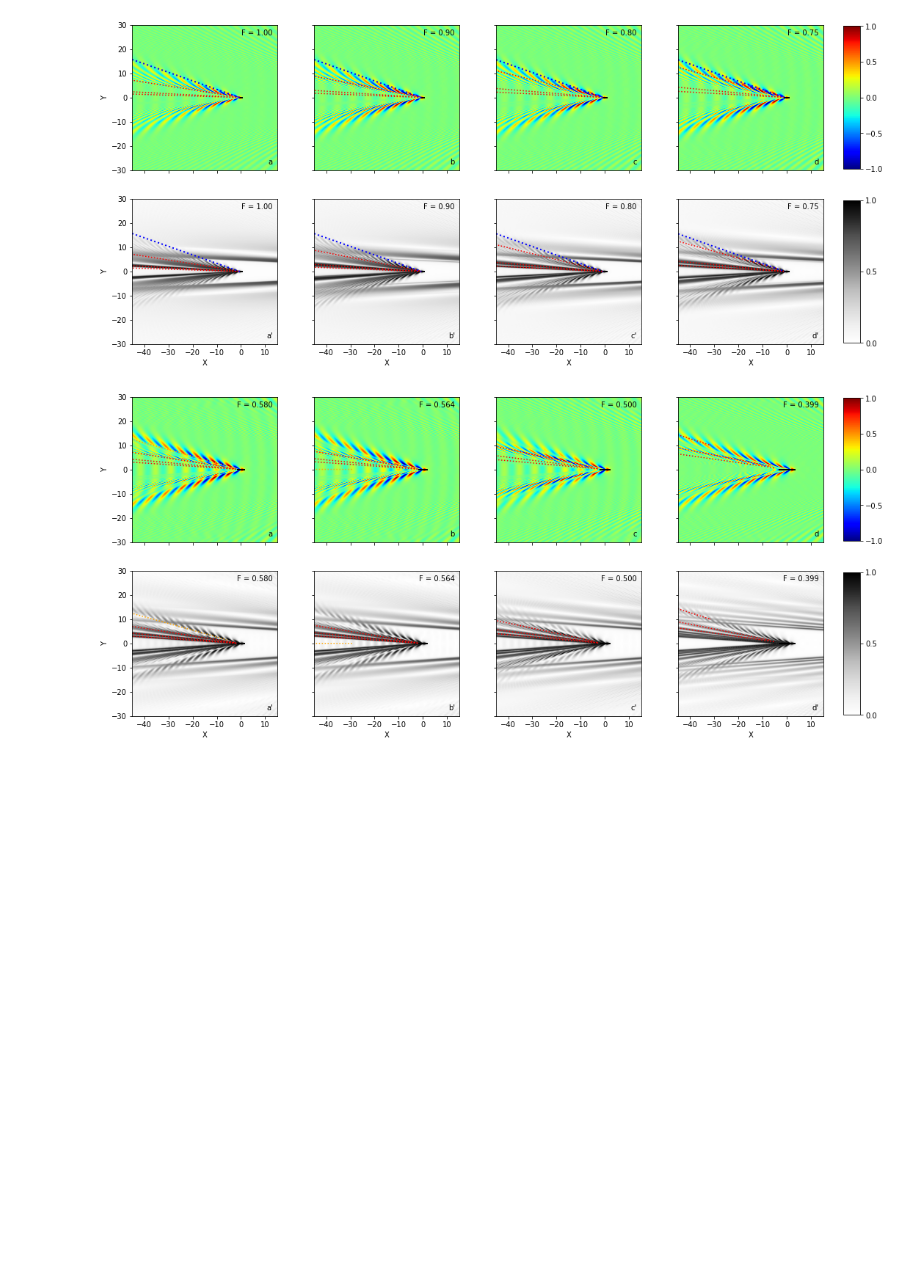
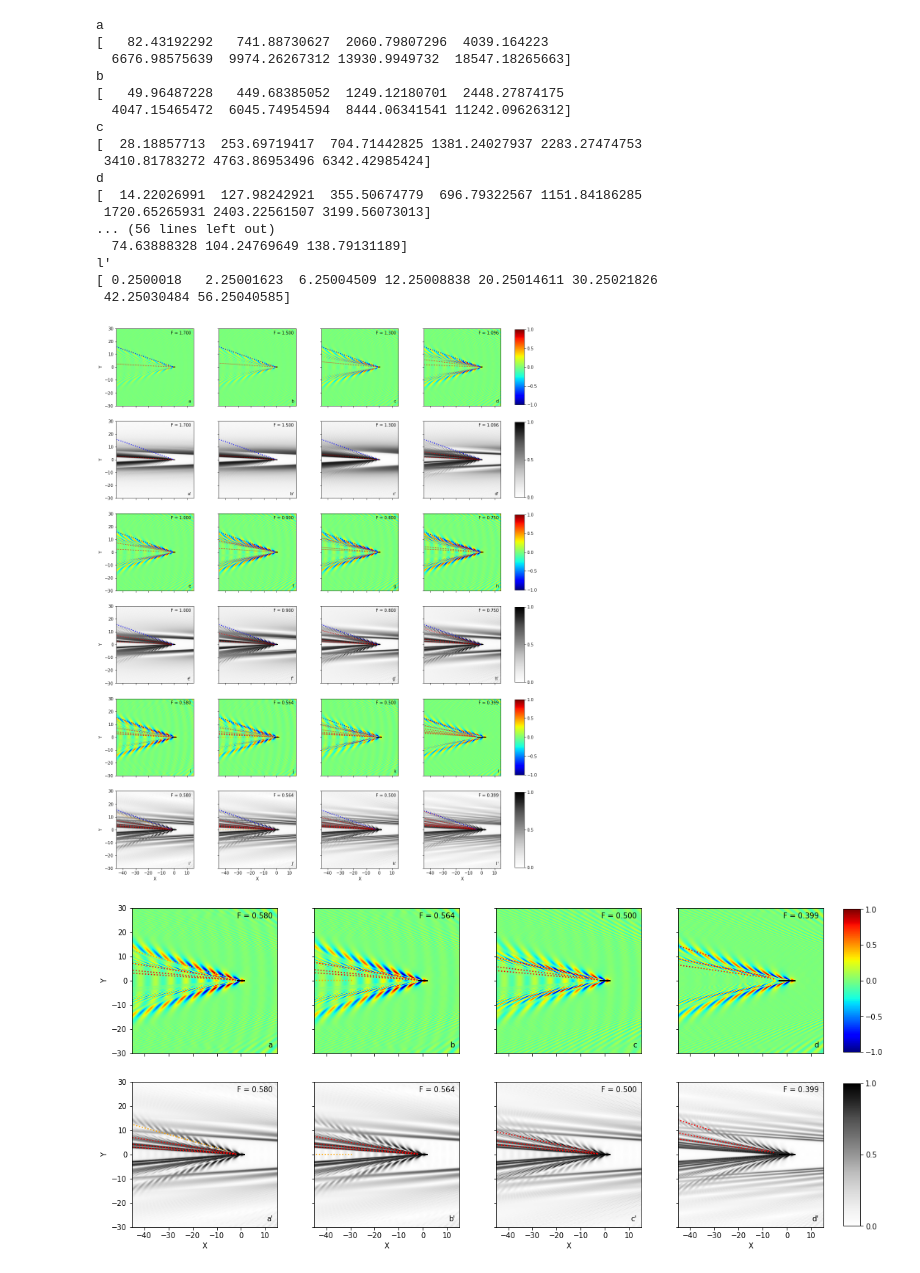
Before and after one commit to jcolen/kelvinmach, a Jupyter notebook: challenging_kelvin/FiniteLengthSegment.ipynb, the cells around one changed output. Cells and saved outputs as stored; diff of their text form; code cells hidden in the pictures; blank space fills up the shorter version.

```diff
--- a/challenging_kelvin/FiniteLengthSegment.ipynb
+++ b/challenging_kelvin/FiniteLengthSegment.ipynb
@@ -198,19 +198,23 @@ def phase_contour(ax, x, y, a, rng, extent, linestyles=':'):
     #ax.contour(x, y, fminus(x + a/2., y) - fminus(x - a/2., y), fe,
     #           colors='red', linestyles=linestyles, extent=extent, linewidths=2)
 
-def phase_contour_diff_color(ax, x, y, a, f, rng, extent, colors=['orange', 'red']):
+def phase_contour_diff_color(ax, x, y, a, f, rng, extent, colors=['orange', 'red'], kmax=None):
     fo = (2 * rng + 1) * np.pi
     kns = np.power(fo, 2) * np.power(f, 4)
+    print(kns)
+    if kmax is not None:
+        fo = fo[kns < kmax]
+        kns = kns[kns < kmax]
     mask = kns < 1.5
 
     ax.contour(x, y, fplus(x + a/2., y) - fplus(x - a/2., y), fo[mask],
                colors=colors[0], linestyles=':', extent=extent, linewidths=1.5)
     ax.contour(x, y, fminus(x + a/2., y) - fminus(x - a/2., y), fo[mask],
                colors=colors[0], linestyles=':', extent=extent, linewidths=1.5)
-    #ax.contour(x, y, fplus(x + a/2., y) - fplus(x - a/2., y), fo[~mask],
-    #            colors=colors[1], linestyles=':', extent=extent, linewidths=1.5)
-    #ax.contour(x, y, fminus(x + a/2., y) - fminus(x - a/2., y), fo[~mask],
-    #           colors=colors[1], linestyles=':', extent=extent, linewidths=1.5)
+    ax.contour(x, y, fplus(x + a/2., y) - fplus(x - a/2., y), fo[~mask],
+                colors=colors[1], linestyles=':', extent=extent, linewidths=1.5)
+    ax.contour(x, y, fminus(x + a/2., y) - fminus(x - a/2., y), fo[~mask],
+               colors=colors[1], linestyles=':', extent=extent, linewidths=1.5)
 # %%
 def create_large_figure(fig, xdict, pdict, froudes,
                         bounds=None, scale=False, contour=False,
@@ -263,14 +267,16 @@ def create_large_figure(fig, xdict, pdict, froudes,
                 nlbls = len(ax.get_xticklabels())
                 ax.set_xticklabels([''] * nlbls)
 # %%
+bigFs = [1.7, 1.5, 1.3, 1.0956]
+
 lrgFs = [1.0, 0.9, 0.8, 0.75]
 
 smlFs = [0.580, 0.564190, 0.500, 0.398943]
 
 lowFs = [0.36, 0.326, 0.3, 0.282, 0.27, 0.252, 0.24, 0.230, 0.22, 0.2135, 0.205, 0.199]
 
-kmax = 64
-#kmax = 128
+kmax = 64 #For testing
+kmax = 128 #For final images
 delta = 1. / 8.
 delta = 1. / 16.
 
@@ -280,8 +286,8 @@ tt1Fs = [0.420, 0.415, 0.410, 0.405, 0.399]
 tt2Fs = [0.340, 0.337, 0.334, 0.330, 0.32574]
 
 
-kmax = 1.5
-delta = 1./64.
+#kmax = 1.5
+#delta = 1./64.
 
 def generate_wake_patterns(xdict, pdict, fvals, kmax, delta):
     for f in fvals:
@@ -313,10 +325,10 @@ create_large_figure(fig, Xdict, Pdict, toplot,
 # %%
-rows = np.array([lrgFs, lrgFs])
+rows = np.array([bigFs, bigFs, lrgFs, lrgFs, smlFs, smlFs])
 xbounds = [-45, 15]
 ybounds = [-30, 30]
-bound = 3
+bound = 2
 scale = True
-phase = np.array([0, 1, 2])
+phase = np.arange(0, 8)
 
 npy, npx = rows.shape
 
@@ -332,14 +344,15 @@ for j in range(npy):
         ax1 = fig.add_subplot(npy, npx, ind)
         ax1.set_xlim(xbounds)
         ax1.set_ylim(ybounds)
-        ax1.text(0.97, 0.97, r'F = %.2f' % fr, transform=ax1.transAxes,
+        ax1.text(0.97, 0.97, r'F = %.3f' % fr, transform=ax1.transAxes,
                     horizontalalignment='right',
                     verticalalignment='top')
         lbl = label
         mag = False
         if j % 2 == 1:
-            lbl = chr(ord(label) - npx) + '\''
+            lbl = chr(ord(label) - (npx-i)) + '\''
             mag = True
+        print(lbl)
         ax1.text(0.97, 0.03, lbl, transform=ax1.transAxes,
                     horizontalalignment='right',
                     verticalalignment='bottom')
@@ -358,37 +371,55 @@ for j in range(npy):
 
         plt.plot(np.array([-0.5 * a, 0.5 * a]), np.zeros(2), color='black', linewidth=2)
         draw_kelvin_angle_long(ax1, xm, fr)
-        phase_contour(ax1, x, y, a, phase, extent=[xm[0], xm[-1], ym[0], ym[-1]])
+        phase_contour_diff_color(ax1, x, y, a, fr, phase, extent=[xm[0], xm[-1], ym[0], ym[-1]], kmax=kmax)
 
         if j == npy-1:
             ax1.set_xlabel('X')
         else:
             nlbls = len(ax1.get_xticklabels())
             ax1.set_xticklabels([''] * nlbls)
         if i == 0:
             ax1.set_ylabel('Y')
         else:
             #Clear tick labels
             nlbls = len(ax1.get_yticklabels())
             ax1.set_yticklabels([''] * nlbls)
 
         axs[j] = ax1
         imgs[j] = img1
-        label = chr(ord(label) + 1)
+        if j %2 == 0:
+            label = chr(ord(label) + 1)
 
 #Add colorbars
 fig.subplots_adjust(right=0.95)
 ticksmag = [0, 0.5, 1]
 ticksreg = [-1, -0.5, 0, 0.5, 1]
 for j in range(npy):
     bb = axs[j].get_position().bounds
-    cbar_ax = fig.add_axes([0.97, bb[1]+0.0025, 0.02, bb[3]-0.005])
+    cbar_ax = fig.add_axes([0.97, bb[1]+0.00125, 0.02, bb[3]-0.0025])
     fig.colorbar(imgs[j], cax=cbar_ax,
                  ticks=ticksreg if j % 2 == 0 else ticksmag)
 
 plt.show()
 # %% [output]
+a
+[   82.43192292   741.88730627  2060.79807296  4039.164223
+  6676.98575639  9974.26267312 13930.9949732  18547.18265663]
+b
+[   49.96487228   449.68385052  1249.12180701  2448.27874175
+  4047.15465472  6045.74954594  8444.06341541 11242.09626312]
+c
+[  28.18857713  253.69719417  704.71442825 1381.24027937 2283.27474753
+ 3410.81783272 4763.86953496 6342.42985424]
+d
+[  14.22026991  127.98242921  355.50674779  696.79322567 1151.84186285
+ 1720.65265931 2403.22561507 3199.56073013]
+... (56 lines left out)
+  74.63888328 104.24769649 138.79131189]
+l'
+[ 0.2500018   2.25001623  6.25004509 12.25008838 20.25014611 30.25021826
+ 42.25030484 56.25040585]
-[figure, old version]
+[figure, new version]
 # %%
 rows = np.array([smlFs, smlFs])
 xbounds = [-45, 15]
```
Also changed, not shown: parts of 3 cells of this notebook, 4 other files.
